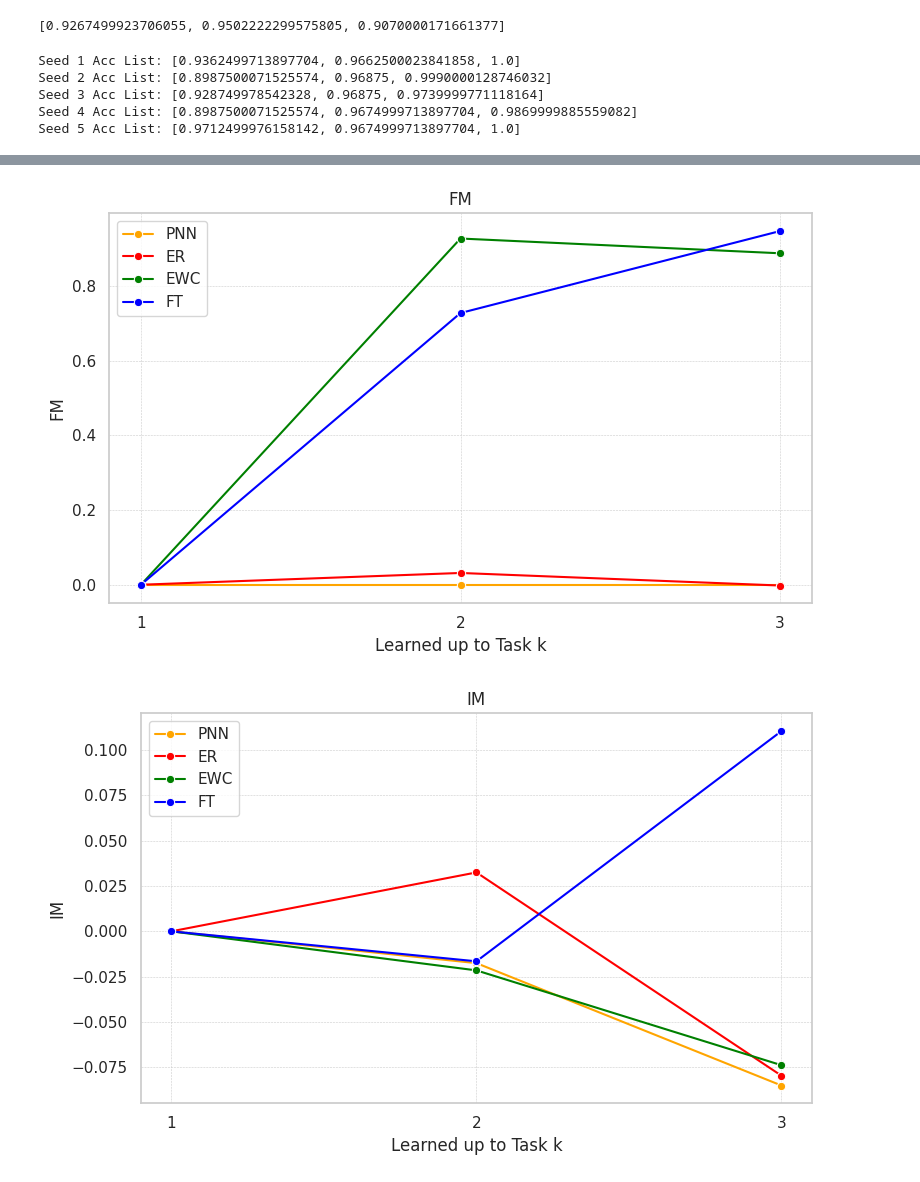
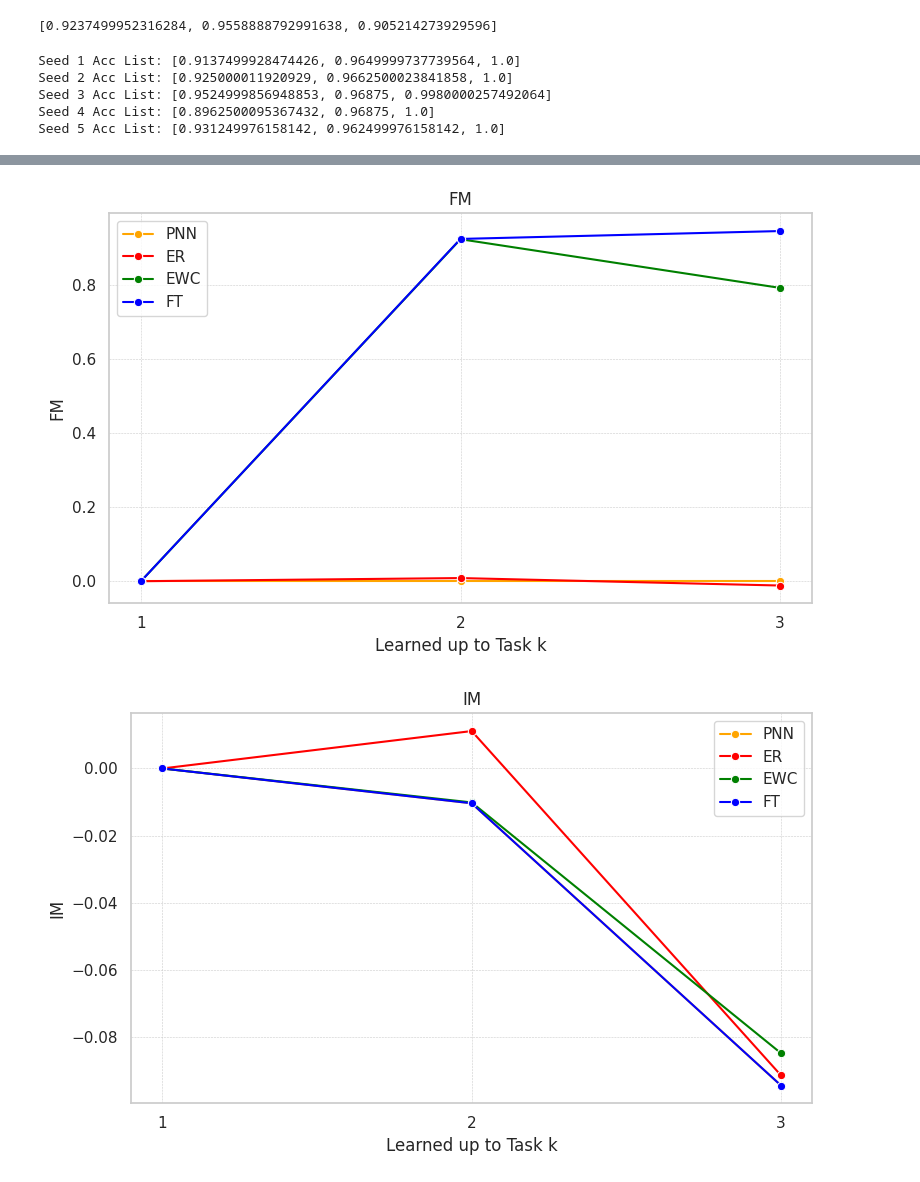
Before and after one commit to yuuharu11/liquid_time-constant_networks, a Jupyter notebook: ipynb/uci-har/cil_all.ipynb, the cells around one changed output, grey strips where cells are left out. Saved outputs shown, nothing was run; the diff lists cells and outputs as text; code cells hidden in the pictures.

```diff
--- a/ipynb/uci-har/cil_all.ipynb
+++ b/ipynb/uci-har/cil_all.ipynb
@@ -71,7 +78,7 @@ def make_metrics_ewc(base_dir):
     acc_matrices_per_seed = []
     overall_accs_per_seed = []
     for seed in seeds:
-        file_path = os.path.join(base_dir, f"seed{seed}.csv")
+        file_path = os.path.join(base_dir, f"seed{seed}_new.csv")
 
         df = pd.read_csv(file_path)
 
@@ -117,5 +124,6 @@ def make_metrics_ewc(base_dir):
         overall_acc_avg.append(sum(vals)/len(vals) if vals else np.nan)
 
     return acc_matrix_avg, overall_acc_avg
-make_metrics_ewc("/work/csv/uci-har/cil_each/ewc/lambda50000")
+
+make_metrics_ewc("/work/csv/uci-har/cil_each/ewc/lambda100000")
 # %% [output]
@@ -128,7 +136,7 @@ def make_metrics_er(base_dir,mem,bs):
     acc_matrices_per_seed = []
     overall_accs_per_seed = []
     for seed in seeds:
-        file_path = os.path.join(base_dir, f"seed{seed}",  f"mem{mem}", f"bs{bs}.csv")
+        file_path = os.path.join(base_dir, f"seed{seed}_new",  f"mem{mem}", f"bs{bs}.csv")
 
         df = pd.read_csv(file_path)
 
@@ -174,5 +182,6 @@ def make_metrics_er(base_dir,mem,bs):
         overall_acc_avg.append(sum(vals)/len(vals) if vals else np.nan)
 
     return acc_matrix_avg, overall_acc_avg
-make_metrics_er("/work/csv/uci-har/cil_each/er", 5000, 10)
+
+make_metrics_er("/work/csv/uci-har/cil_each/er", 5000, 50)
 # %% [output]
@@ -189,7 +198,7 @@ def make_metrics_pnn(base_dir):
     overall_accs_per_seed = []     # overall acc を seed ごとに保存
 
     for seed in seeds:
-        csv_path = os.path.join(base_dir, f"seed{seed}.csv")
+        csv_path = os.path.join(base_dir, f"seed_{seed}_new.csv")
         if not os.path.exists(csv_path):
             print(f"警告: CSVが存在しません: {csv_path}")
             continue
@@ -197,11 +206,15 @@ def make_metrics_pnn(base_dir):
         df = pd.read_csv(csv_path)
 
         # --- 2回目 inference を overall として抽出 ---
-        overall_accs = df[df["phase_type"]=="inference"]["テスト精度 (Test Acc)"].tolist()
+        # 各タスクごとに2行目（index=1）を抽出
+        inf2_df = df[df["phase_type"] == "inference"].groupby("task").nth(1)
+        overall_accs = inf2_df["テスト精度 (Test Acc)"].tolist()
         overall_accs_per_seed.append(overall_accs)
 
         # --- 1回目 inference（acc_list） ---
-        acc_list = df[df["phase_type"]=="training"]["テスト精度 (Test Acc)"].tolist()
+        # 各タスクごとに1行目（index=0）を抽出
+        inf1_df = df[df["phase_type"] == "inference"].groupby("task").nth(0)
+        acc_list = inf1_df["テスト精度 (Test Acc)"].tolist()
         print(f"Seed {seed} Acc List: {acc_list}")
         if len(acc_list) != num_tasks:
             print(f"警告: Task数と一致しません Seed {seed}")
@@ -247,7 +260,7 @@ Seed 5 Acc List: [0.9712499976158142, 0.9674999713897704, 1.0]
 def make_joint_metrics(base_dir):
     joint_accs_per_seed = []
     for seed in seeds:
-        joint_file_path = os.path.join(base_dir, f"seed{seed}.csv")
+        joint_file_path = os.path.join(base_dir, f"seed{seed}_new.csv")
         df_joint = pd.read_csv(joint_file_path)
          # --- joint acc ---
         joint_accs = df_joint['テスト精度 (Test Acc)'].head(num_tasks).tolist()
@@ -262,7 +275,7 @@ def make_joint_metrics(base_dir):
     return joint_accs_avg
 make_joint_metrics("/work/csv/uci-har/cil_each/ncp/joint")
 # %% [output]
-[0.9267499923706055, 0.9502222299575805, 0.9070000171661377]
+[0.9237499952316284, 0.9558888792991638, 0.905214273929596]
 # %%
 import os
 import glob
@@ -275,7 +288,7 @@ import seaborn as sns
 csv_dirs = {
     "PNN": "/work/csv/uci-har/cil_each/pnn",
     "ER": "/work/csv/uci-har/cil_each/er",
-    "EWC": "/work/csv/uci-har/cil_each/ewc/lambda50000",
+    "EWC": "/work/csv/uci-har/cil_each/ewc/lambda100000",
     "FT": "/work/csv/uci-har/cil_each/ncp",
 }
 joint_csv = "/work/csv/uci-har/cil_each/ncp/joint"
@@ -320,7 +333,7 @@ def compute_metrics(acc_matrix, joint_acc=None, overall_acc_avg=None):
     return pd.DataFrame(results)
 
 
-def compute_metrics_pnn(acc_matrix, joint_acc=None, overall_acc=None):
+def compute_metrics_pnn(acc_matrix, joint_acc=None, overall_acc_avg=None):
     num_tasks = len(acc_matrix)
     AA_list, AIA_list, fm_list, im_list = [], [], [], []
 
@@ -360,7 +373,7 @@ for method, dir_path in csv_dirs.items():
     elif method == "EWC":
         make_metrics_func = make_metrics_ewc
     elif method == "ER":
-        make_metrics_func = lambda p: make_metrics_er(p, 5000, 10)
+        make_metrics_func = lambda p: make_metrics_er(p, 5000, 50)
     elif method == "FT":
         make_metrics_func = make_metrics_fine
     acc_matrix, overall_acc_avg = make_metrics_func(dir_path)
@@ -401,8 +414,8 @@ for metric in metrics_to_plot:
     plt.tight_layout()
     plt.show()
 # %% [output]
-Seed 1 Acc List: [0.9362499713897704, 0.9662500023841858, 1.0]
-Seed 2 Acc List: [0.8987500071525574, 0.96875, 0.9990000128746032]
-Seed 3 Acc List: [0.928749978542328, 0.96875, 0.9739999771118164]
-Seed 4 Acc List: [0.8987500071525574, 0.9674999713897704, 0.9869999885559082]
-Seed 5 Acc List: [0.9712499976158142, 0.9674999713897704, 1.0]
+Seed 1 Acc List: [0.9137499928474426, 0.9649999737739564, 1.0]
+Seed 2 Acc List: [0.925000011920929, 0.9662500023841858, 1.0]
+Seed 3 Acc List: [0.9524999856948853, 0.96875, 0.9980000257492064]
+Seed 4 Acc List: [0.8962500095367432, 0.96875, 1.0]
+Seed 5 Acc List: [0.931249976158142, 0.962499976158142, 1.0]
@@ -411,2 +424,2 @@ Seed 5 Acc List: [0.9712499976158142, 0.9674999713897704, 1.0]
-[figure, old version]
+[figure, new version]
-[figure, old version]
+[figure, new version]
```
Also changed, not shown: parts of 5 cells of this notebook, 3 other files.
